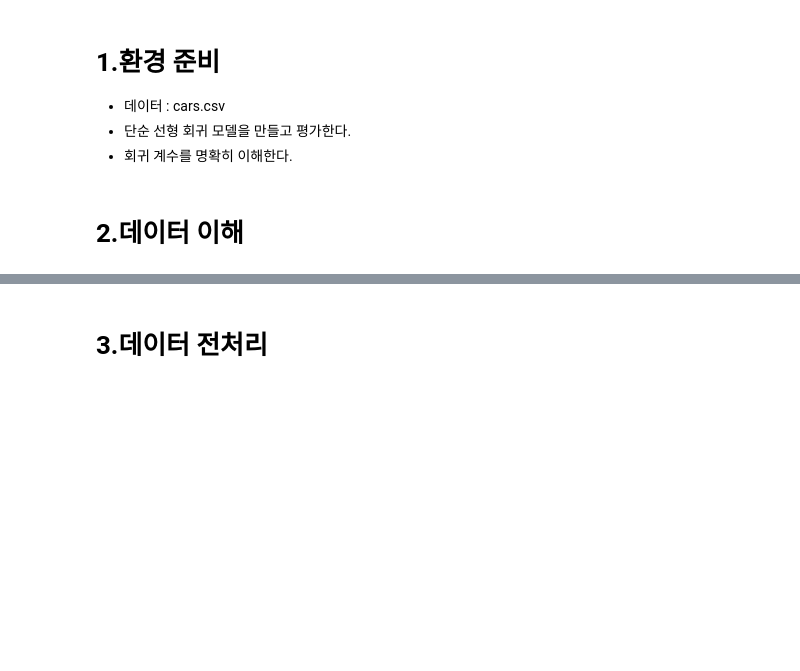
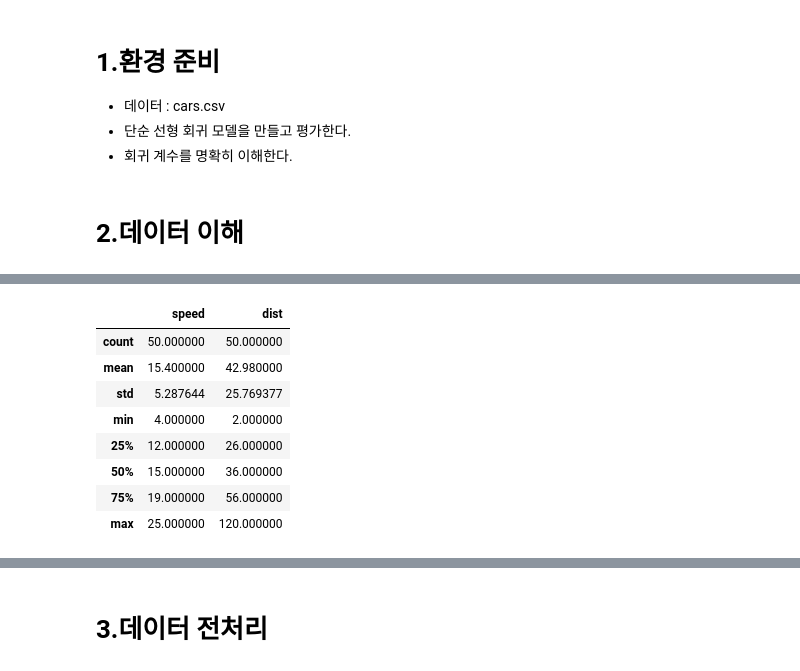
Before and after one commit to jexists/sk_network, a Jupyter notebook: 08.machine_learning/04_01_선형회귀/04_01_선형회귀(linear_regression).ipynb, the cells around one changed output, grey strips where cells are left out. Saved outputs shown, nothing was run; the diff lists cells and outputs as text; code cells hidden in the pictures; blank space fills up the shorter version.

```diff
--- a/08.machine_learning/04_01_선형회귀/04_01_선형회귀(linear_regression).ipynb
+++ b/08.machine_learning/04_01_선형회귀/04_01_선형회귀(linear_regression).ipynb
@@ -20,0 +53,12 @@ warnings.filterwarnings(action='ignore')
+# %%
+df.describe()
+# %% [output]
+|  | speed | dist |
+| count | 50.000000 | 50.000000 |
+| mean | 15.400000 | 42.980000 |
+| std | 5.287644 | 25.769377 |
+| min | 4.000000 | 2.000000 |
+| 25% | 12.000000 | 26.000000 |
+| 50% | 15.000000 | 36.000000 |
+| 75% | 19.000000 | 56.000000 |
+| max | 25.000000 | 120.000000 |
```
Also changed, not shown: parts of 18 cells of this notebook, 1 other file.
